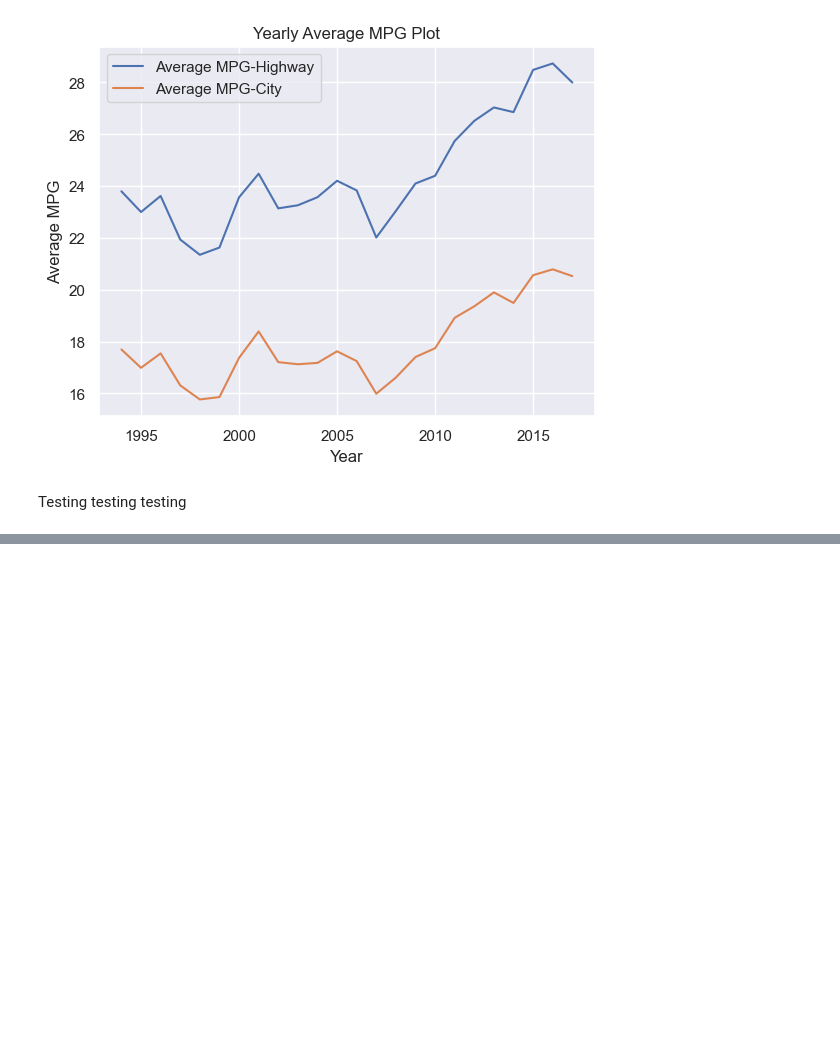
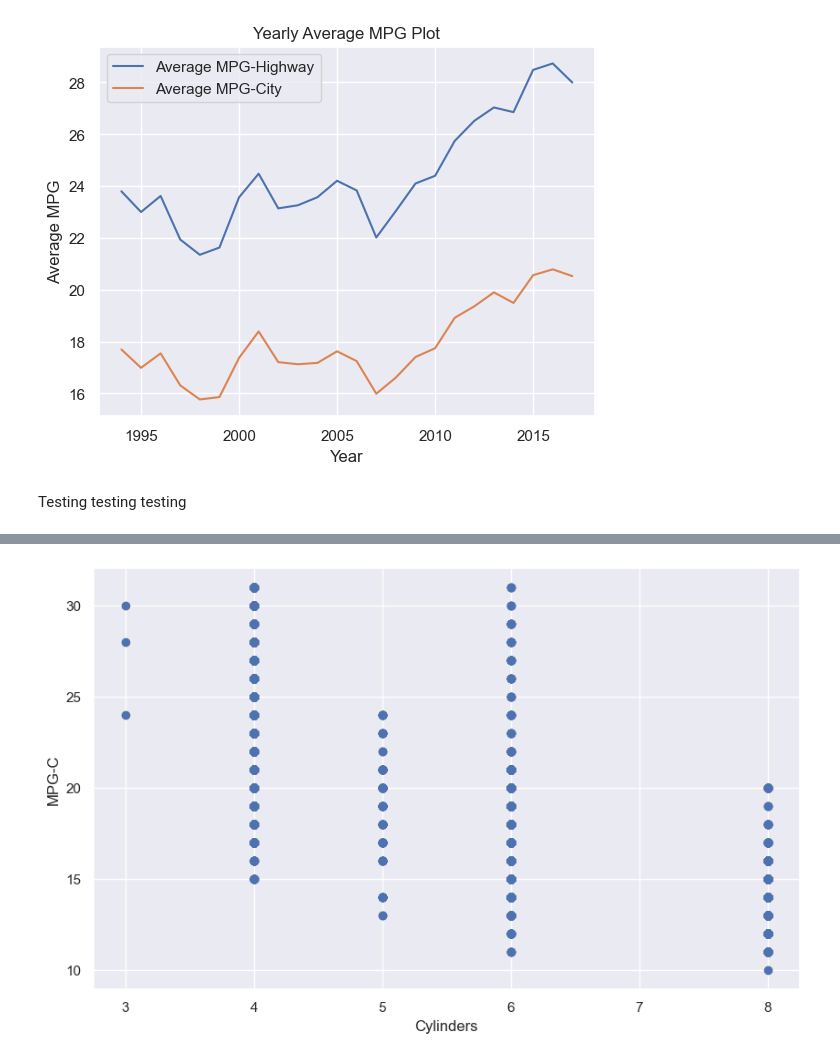
Before and after one commit to morr5926/Project-2, a Jupyter notebook: Exploratory data analysis in Python 1.ipynb, the cells around one changed output, grey strips where cells are left out. Drawn from its saved outputs; the diff is of its cells as text; code cells hidden in the pictures; blank space fills up the shorter version.

```diff
--- a/Exploratory data analysis in Python 1.ipynb
+++ b/Exploratory data analysis in Python 1.ipynb
@@ -286,0 +295,8 @@ Testing testing testing
+# %%
+fig, ax = plt.subplots(figsize=(10,6))
+ax.scatter(df_numeric['Cylinders'], df_numeric['MPG-C'])
+ax.set_xlabel('Cylinders')
+ax.set_ylabel('MPG-C')
+plt.show()
+# %% [output]
+[figure, added]
```
Also changed, not shown: parts of 3 cells of this notebook.
